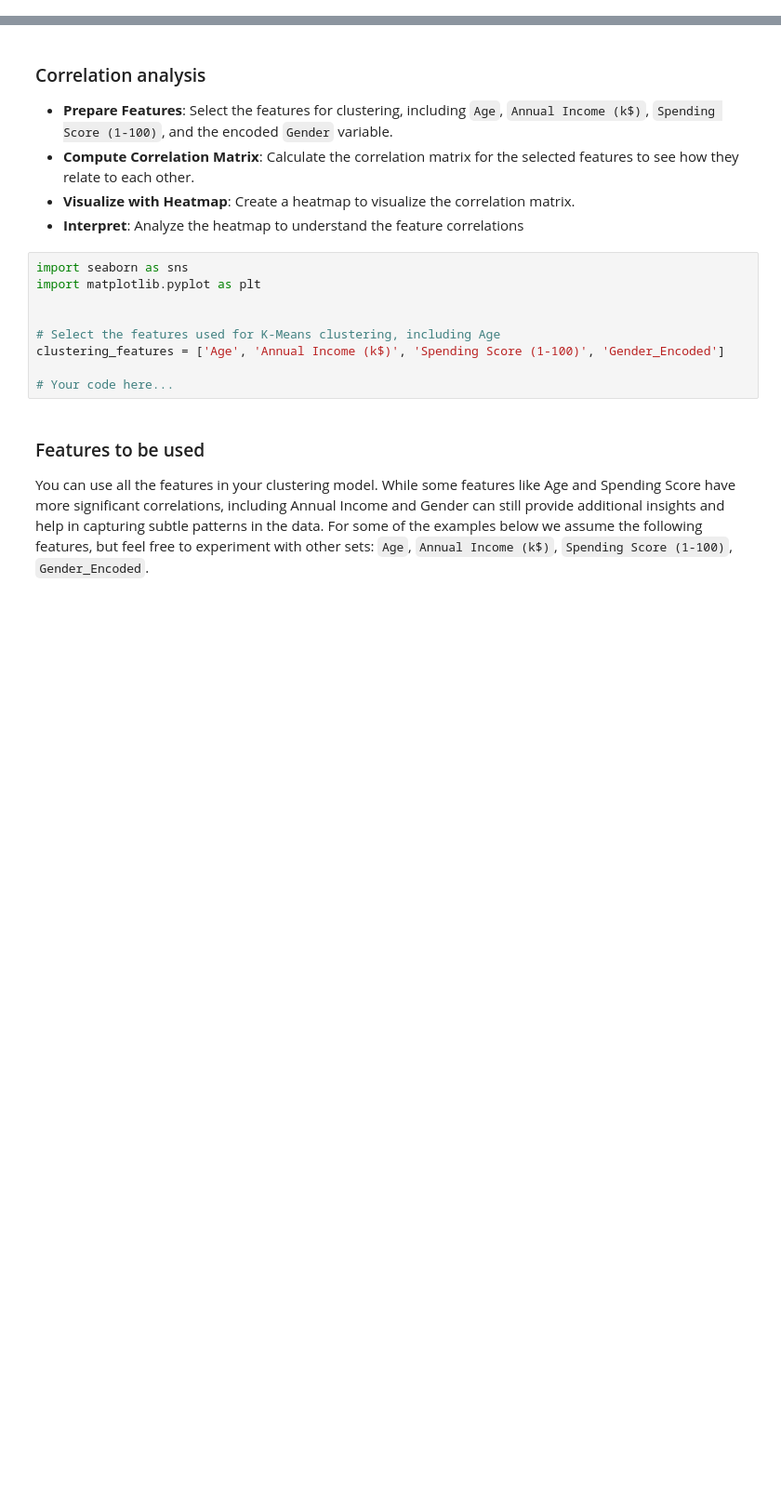
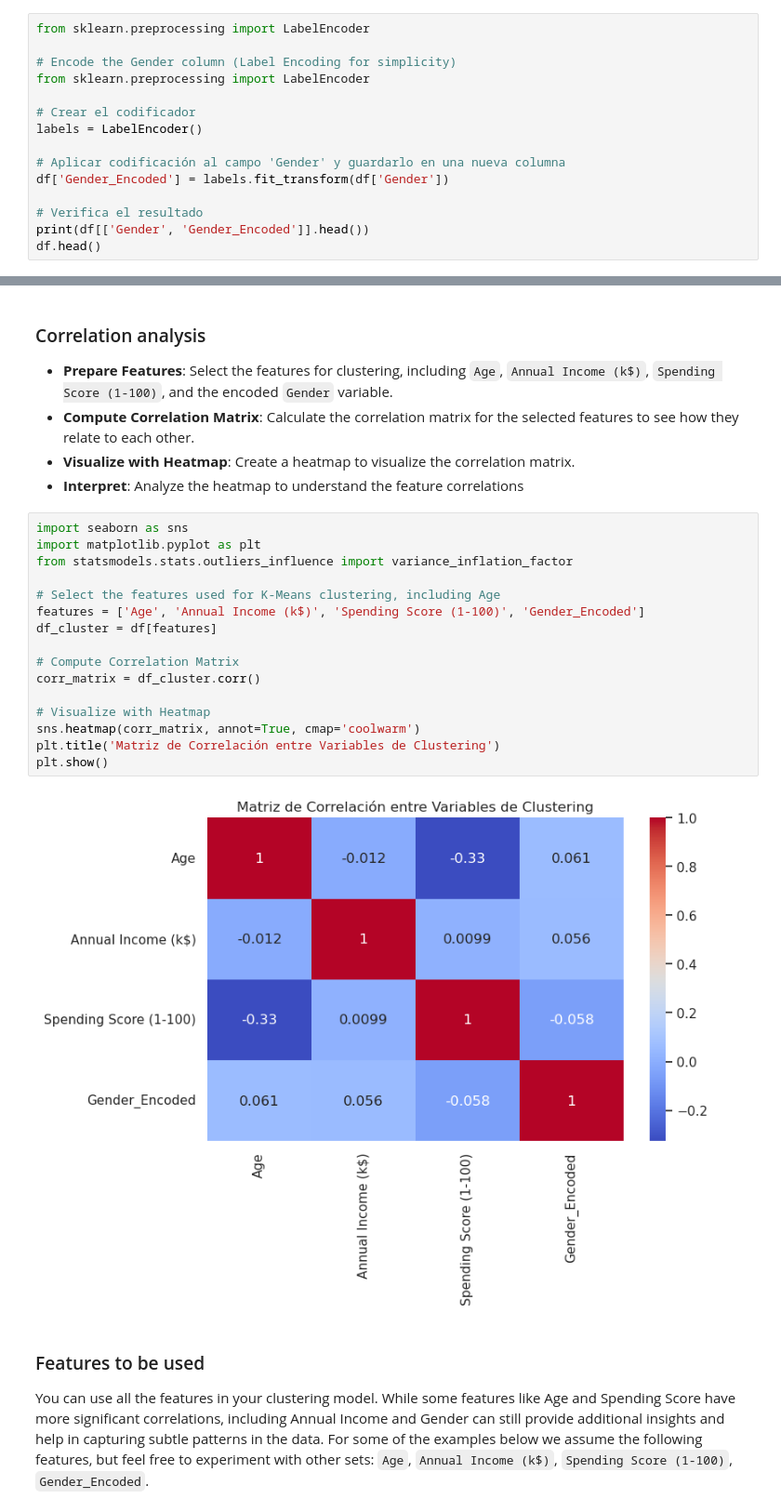
Before and after one commit to GuaSiMoTO/LAB-Unsupervised-Learning-Clustering-public, a Jupyter notebook: clustering.ipynb, the cells around one changed output, grey strips where cells are left out. Shown at 93% size. Drawn from its saved outputs; the diff is of its cells as text; blank space fills up the shorter version.

```diff
--- a/clustering.ipynb
+++ b/clustering.ipynb
@@ -44,0 +88,15 @@ from sklearn.preprocessing import LabelEncoder
+# %%
+from sklearn.preprocessing import LabelEncoder
+
+# Encode the Gender column (Label Encoding for simplicity)
+from sklearn.preprocessing import LabelEncoder
+
+# Crear el codificador
+labels = LabelEncoder()
+
+# Aplicar codificación al campo 'Gender' y guardarlo en una nueva columna
+df['Gender_Encoded'] = labels.fit_transform(df['Gender'])
+
+# Verifica el resultado
+print(df[['Gender', 'Gender_Encoded']].head())
+df.head()
@@ -52,12 +123,21 @@ from sklearn.preprocessing import LabelEncoder
 # %%
 import seaborn as sns
 import matplotlib.pyplot as plt
-
+from statsmodels.stats.outliers_influence import variance_inflation_factor
 
 # Select the features used for K-Means clustering, including Age
-clustering_features = ['Age', 'Annual Income (k$)', 'Spending Score (1-100)', 'Gender_Encoded']
+features = ['Age', 'Annual Income (k$)', 'Spending Score (1-100)', 'Gender_Encoded']
+df_cluster = df[features]
 
-# Your code here...
+# Compute Correlation Matrix
+corr_matrix = df_cluster.corr()
+
+# Visualize with Heatmap
+sns.heatmap(corr_matrix, annot=True, cmap='coolwarm')
+plt.title('Matriz de Correlación entre Variables de Clustering')
+plt.show()
+# %% [output]
+[figure, added]
 # %% [markdown]
 ### Features to be used
 
```
Also changed, not shown: parts of 16 cells of this notebook.
